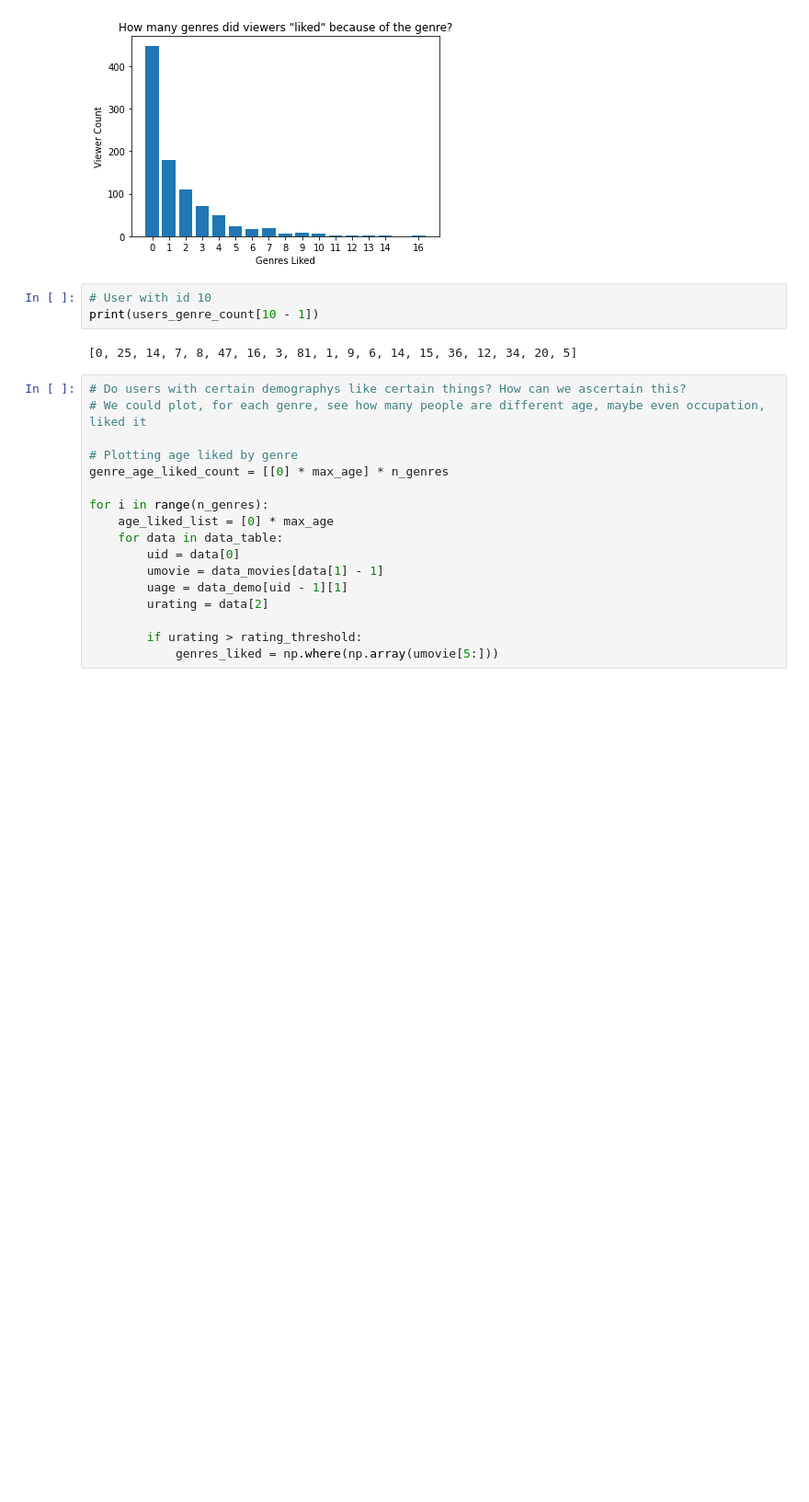
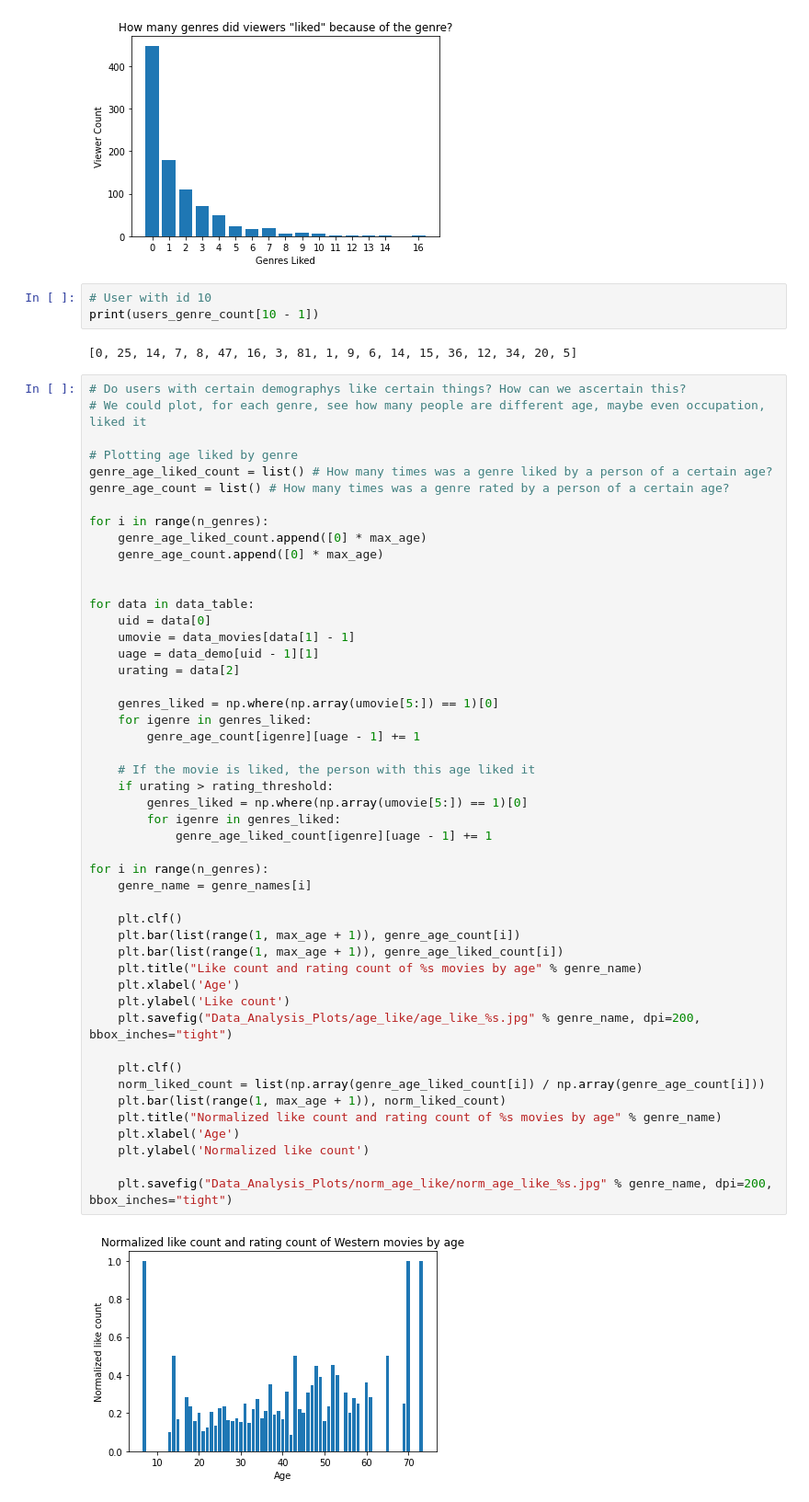
Before and after one commit to QuanMPhm/ec503_recommendation, a Jupyter notebook: data_analysis.ipynb, the cells around one changed output. Shown at 92% size. Drawn from its saved outputs; the diff is of its cells as text; blank space fills up the shorter version.

Commit message:
Complete data analysis

```diff
--- a/data_analysis.ipynb
+++ b/data_analysis.ipynb
@@ -155,17 +155,50 @@ print(users_genre_count[10 - 1])
 # %%
 # Do users with certain demographys like certain things? How can we ascertain this?
 # We could plot, for each genre, see how many people are different age, maybe even occupation, liked it
 
 # Plotting age liked by genre
-genre_age_liked_count = [[0] * max_age] * n_genres
+genre_age_liked_count = list() # How many times was a genre liked by a person of a certain age?
+genre_age_count = list() # How many times was a genre rated by a person of a certain age?
 
 for i in range(n_genres):
-    age_liked_list = [0] * max_age
-    for data in data_table:
-        uid = data[0]
-        umovie = data_movies[data[1] - 1]
-        uage = data_demo[uid - 1][1]
-        urating = data[2]
+    genre_age_liked_count.append([0] * max_age)
+    genre_age_count.append([0] * max_age)
 
-        if urating > rating_threshold:
-            genres_liked = np.where(np.array(umovie[5:]))
+
+for data in data_table:
+    uid = data[0]
+    umovie = data_movies[data[1] - 1]
+    uage = data_demo[uid - 1][1]
+    urating = data[2]
+
+    genres_liked = np.where(np.array(umovie[5:]) == 1)[0]
+    for igenre in genres_liked:
+        genre_age_count[igenre][uage - 1] += 1
+
+    # If the movie is liked, the person with this age liked it
+    if urating > rating_threshold:
+        genres_liked = np.where(np.array(umovie[5:]) == 1)[0]
+        for igenre in genres_liked:
+            genre_age_liked_count[igenre][uage - 1] += 1
+
+for i in range(n_genres):
+    genre_name = genre_names[i]
+
+    plt.clf()
+    plt.bar(list(range(1, max_age + 1)), genre_age_count[i])
+    plt.bar(list(range(1, max_age + 1)), genre_age_liked_count[i])
+    plt.title("Like count and rating count of %s movies by age" % genre_name)
+    plt.xlabel('Age')
+    plt.ylabel('Like count')
+    plt.savefig("Data_Analysis_Plots/age_like/age_like_%s.jpg" % genre_name, dpi=200, bbox_inches="tight")
+
+    plt.clf()
+    norm_liked_count = list(np.array(genre_age_liked_count[i]) / np.array(genre_age_count[i]))
+    plt.bar(list(range(1, max_age + 1)), norm_liked_count)
+    plt.title("Normalized like count and rating count of %s movies by age" % genre_name)
+    plt.xlabel('Age')
+    plt.ylabel('Normalized like count')
+
+    plt.savefig("Data_Analysis_Plots/norm_age_like/norm_age_like_%s.jpg" % genre_name, dpi=200, bbox_inches="tight")
+# %% [output]
+[figure, added]
```
Also changed, not shown: 39 other files.
